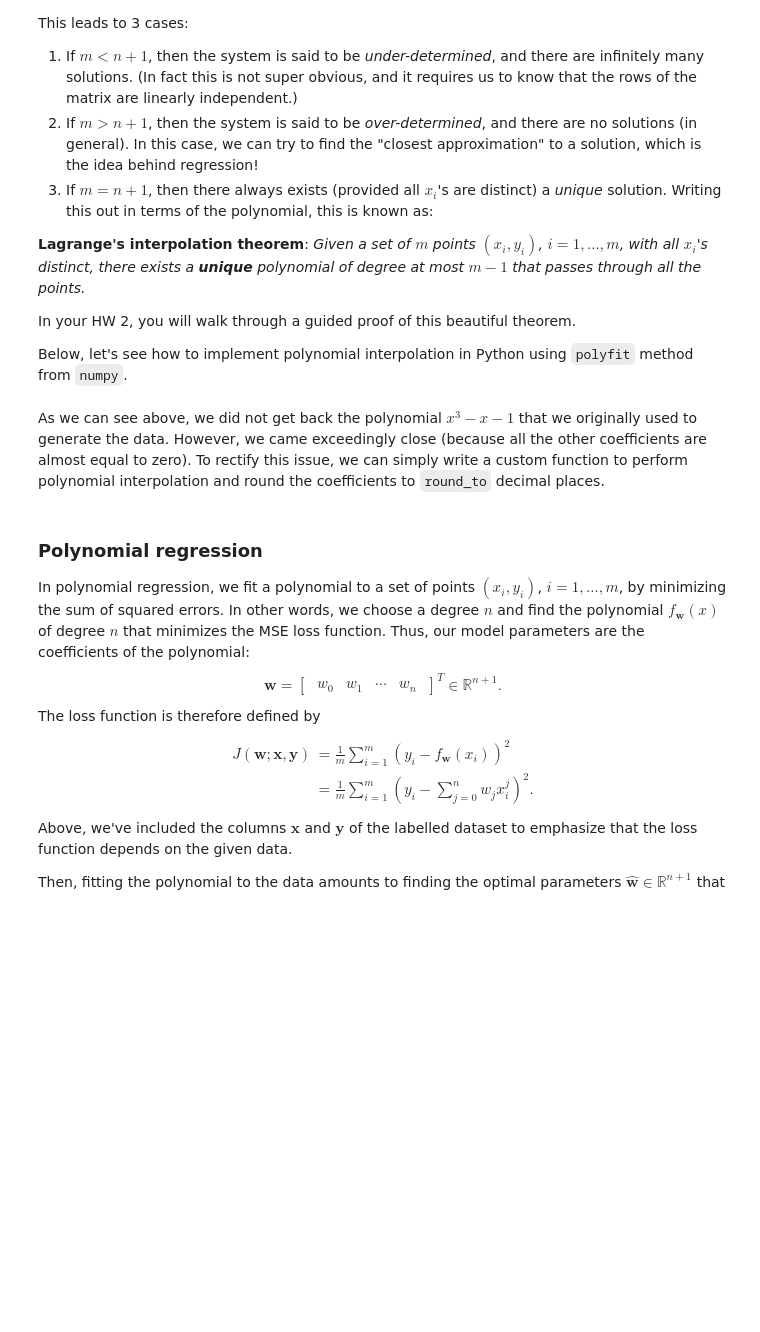
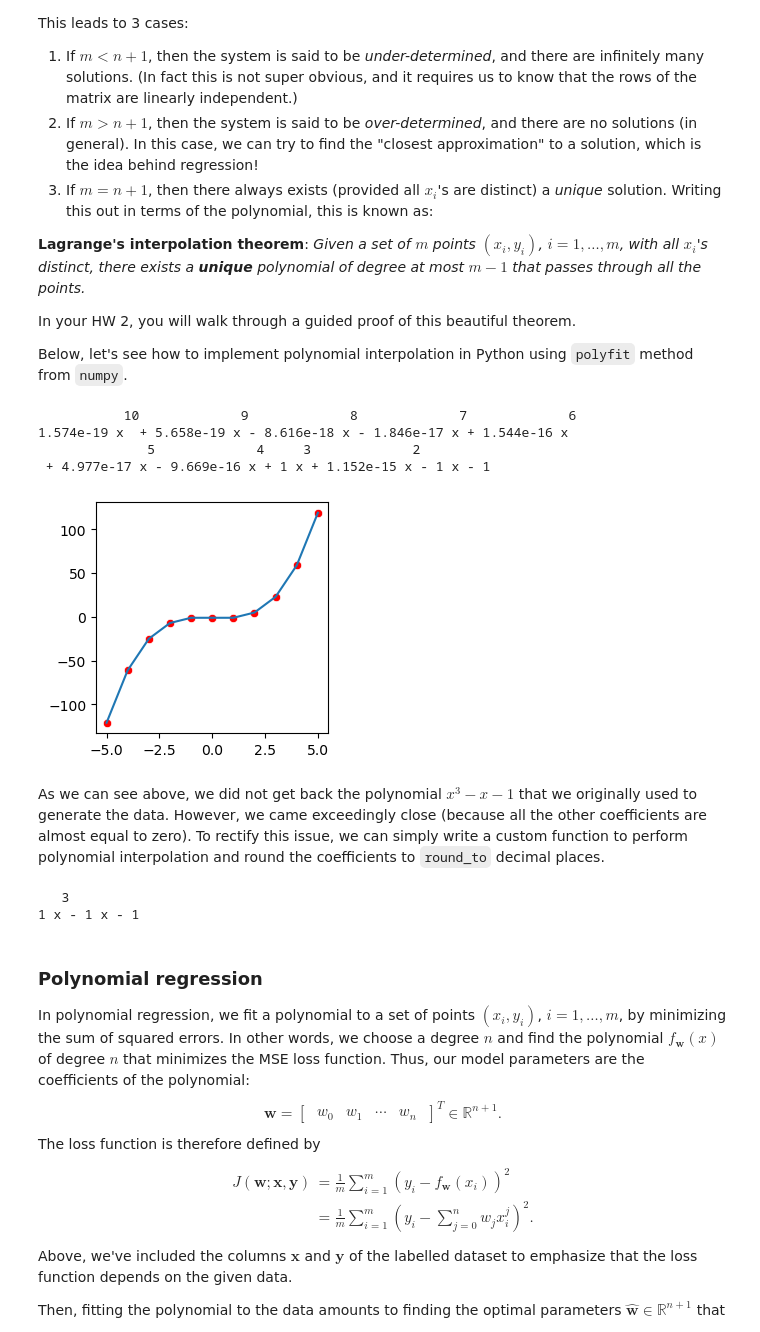
Before and after one commit to arvindsuresh-math/MATH-392-Intro-to-neural-networks, a Jupyter notebook: notebooks/08_polynomial-regression.ipynb, the cells around one changed output. Cells and saved outputs as stored; diff of their text form; code cells hidden in the pictures; blank space fills up the shorter version.

Commit message:
ran 08 poly regression in class.

```diff
--- a/notebooks/08_polynomial-regression.ipynb
+++ b/notebooks/08_polynomial-regression.ipynb
@@ -61,28 +61,34 @@ Below, let's see how to implement polynomial interpolation in Python using `poly
 # %%
 import numpy as np
 import seaborn as sns
 import matplotlib.pyplot as plt
 
 # 1. Create a 1D array of numbers from 0 to 9
 xs = np.arange(-5,6)
 
-# 2. Create an array of ys by applying f(x) = x^2 - 4x - 10 to xs
+# 2. Create an array of ys by applying f(x) = x^3 - x - 1 to xs
 ys = xs**3 - xs - 1
 
 # 3. Compute an interpolant using polyfit
-coeffs = np.polyfit(xs, ys, deg=9)
+coeffs = np.polyfit(xs, ys, deg=10)
 
 # 4. Make polynomial object
 poly = np.poly1d(coeffs)
 
 # 5. Print the polynomial
 print(poly)
 
 # 6. Plot the points and the polynomial
 plt.figure(figsize=(3,3))
 sns.scatterplot(x=xs, y=ys, color='red')
 sns.lineplot(x=xs, y=poly(xs))
 plt.show()
+# %% [output]
+           10             9             8             7             6
+1.574e-19 x  + 5.658e-19 x - 8.616e-18 x - 1.846e-17 x + 1.544e-16 x
+              5             4     3             2
+ + 4.977e-17 x - 9.669e-16 x + 1 x + 1.152e-15 x - 1 x - 1
+[figure, added]
 # %% [markdown]
 As we can see above, we did not get back the polynomial $x^3 - x -1$ that we originally used to generate the data. However, we came exceedingly close (because all the other coefficients are almost equal to zero). To rectify this issue, we can simply write a custom function to perform polynomial interpolation and round the coefficients to `round_to` decimal places.
 # %%
@@ -95,8 +101,11 @@ def rounded_polyfit(x, y, deg, round_to=6):
     return np.poly1d(rounded_coeffs)
 
 # Compute an interpolant using rounded_polyfit
-rounded_poly = rounded_polyfit(xs, ys, deg=9)
+rounded_poly = rounded_polyfit(xs, ys, deg=10)
 print(rounded_poly)
+# %% [output]
+   3
+1 x - 1 x - 1
 # %% [markdown]
 ### Polynomial regression
 In polynomial regression, we fit a polynomial to a set of points $(x_i,y_i)$, $i=1,\ldots,m$, by minimizing the sum of squared errors. In other words, we choose a degree $n$ and find the polynomial $f_{\mathbf{w}}(x)$ of degree $n$ that minimizes the MSE loss function. Thus, our model parameters are the coefficients of the polynomial:
```
Also changed, not shown: parts of 5 cells of this notebook.
